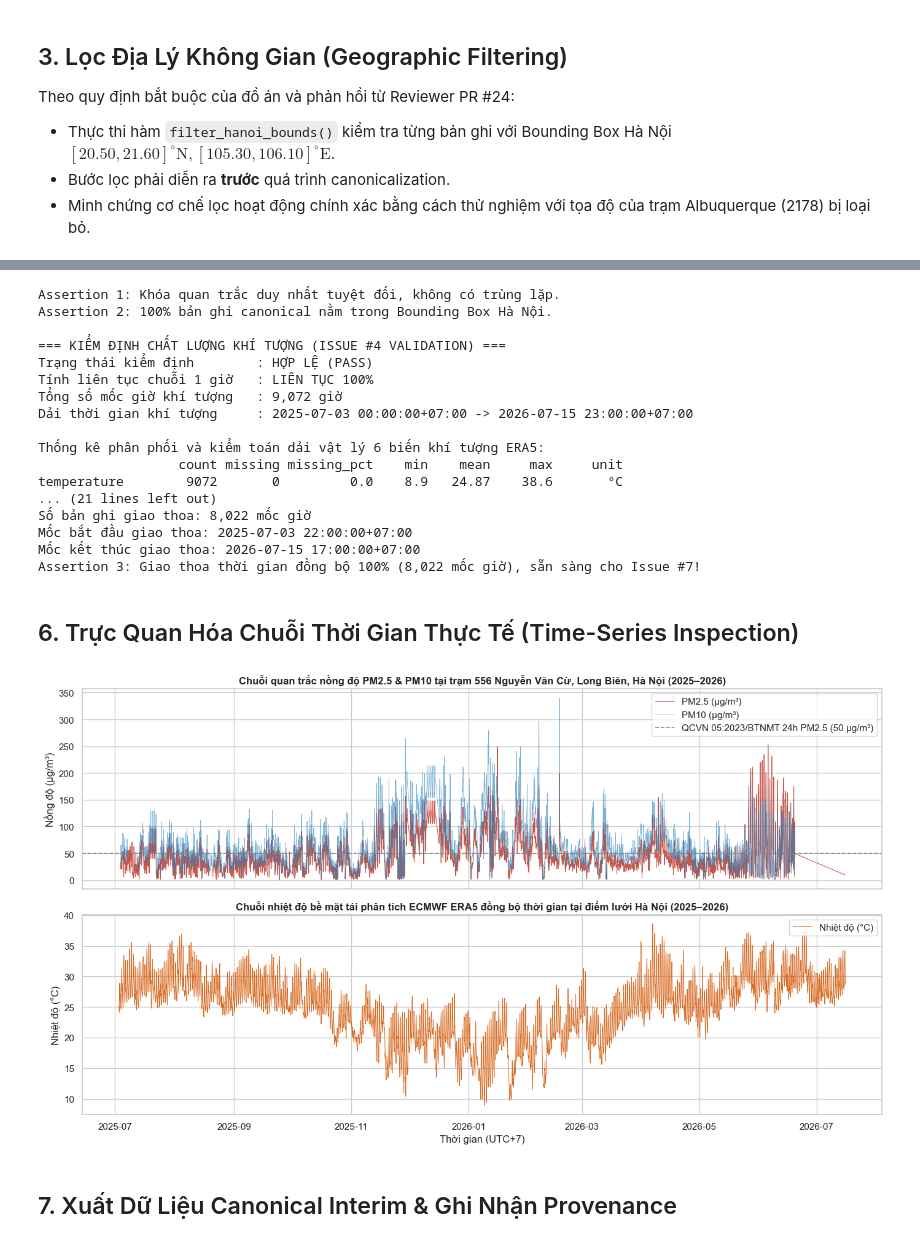
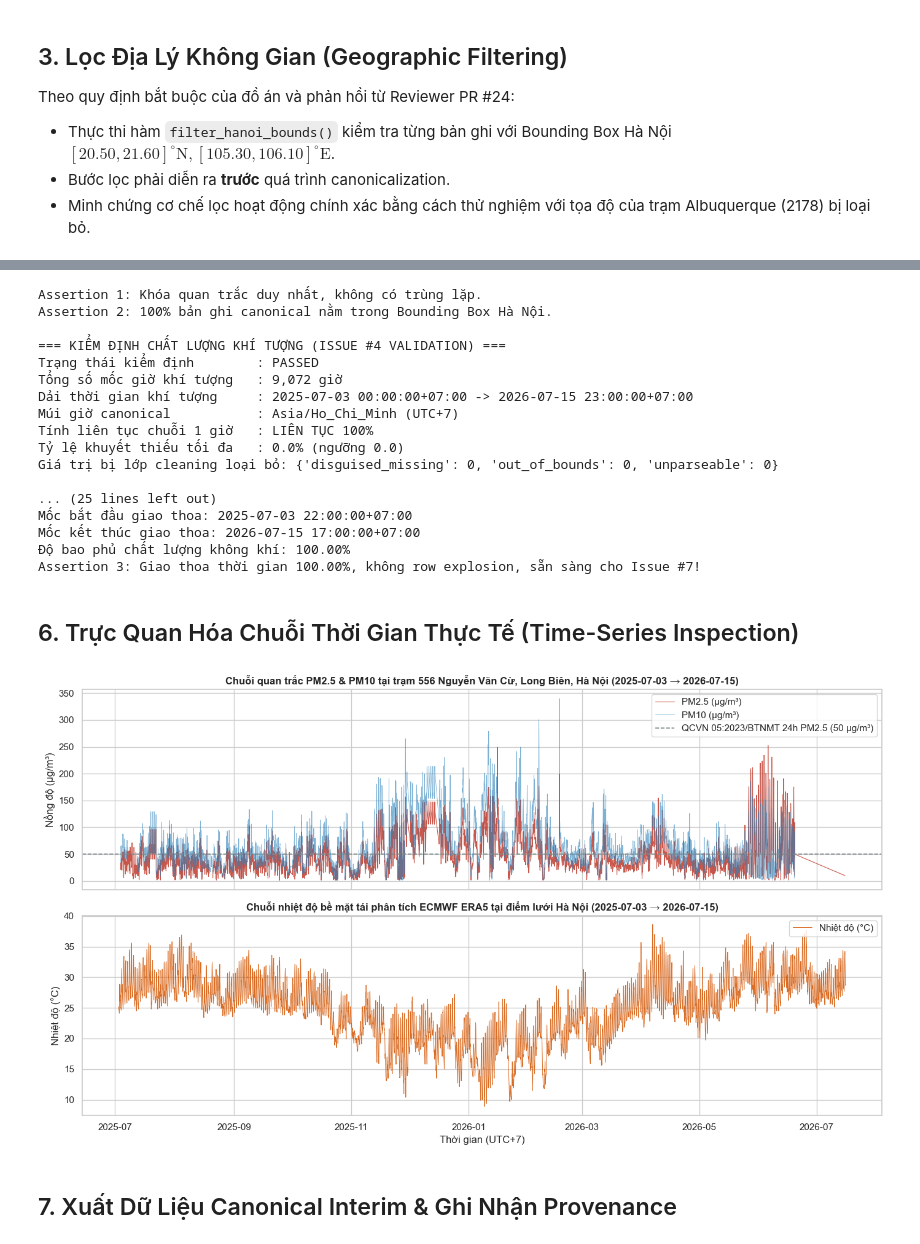
Before and after one commit to doctor-cato/air-pollution-analysis, a Jupyter notebook: notebooks/01_data_collection.ipynb, the cells around one changed output, grey strips where cells are left out. Saved outputs shown, nothing was run; the diff lists cells and outputs as text; code cells hidden in the pictures.

Commit message:
fix(weather): close issue 4 acceptance criteria gaps
Co-authored-by: Khương <276281952+lekhuong123456798-cpu@users.noreply.github.com>

```diff
--- a/notebooks/01_data_collection.ipynb
+++ b/notebooks/01_data_collection.ipynb
@@ -227,6 +208,24 @@ Quy tắc xử lý chất lượng dữ liệu:
 # %%
 df_air_canonical = openaq_adapter.to_canonical(df_openaq_raw)
-df_weather_canonical = weather_adapter.to_canonical(weather_raw_json)
+
+# Dẫn xuất ĐỘNG cửa sổ truy vấn khí tượng từ chuỗi thời gian canonical thực tế của ô nhiễm.
+# Đây là cùng quy tắc mà run_collection_pipeline() sử dụng — không có khung thời gian
+# lịch sử cố định nào được áp đặt.
+weather_query_start = df_air_canonical["timestamp"].min().strftime("%Y-%m-%d")
+weather_query_end = df_air_canonical["timestamp"].max().strftime("%Y-%m-%d")
+print(f"\nCửa sổ truy vấn khí tượng đồng bộ động: {weather_query_start} -> {weather_query_end}")
+
+# Nạp/thu thập dữ liệu thô Open-Meteo ERA5 theo cửa sổ đồng bộ động vừa suy diễn
+weather_raw_json, weather_raw_path = weather_adapter.fetch_raw_data(
+    start_date=weather_query_start, end_date=weather_query_end
+)
+weather_sha256 = compute_file_sha256(weather_raw_path)
+num_weather_hours = len(weather_raw_json.get("hourly", {}).get("time", []))
+print(f"\nOpen-Meteo Raw Path: {weather_raw_path}")
+print(f"   Số mốc giờ thô: {num_weather_hours:,} giờ")
+print(f"   Mã băm SHA-256: {weather_sha256}")
+print(f"   Điểm lưới ERA5 trả về: ({weather_raw_json.get('latitude')}, {weather_raw_json.get('longitude')}), "
+      f"độ cao {weather_raw_json.get('elevation')} m")
 
 # Kiểm chứng logic chuẩn hóa của AirNowDOSAdapter bằng tệp tạm (in-memory verification)
 sample_csv = (
@@ -242,7 +241,7 @@ with tempfile.NamedTemporaryFile("w", delete=False, suffix=".csv") as tmp:
 try:
     sample_adapter = AirNowDOSAdapter(csv_path=tmp_path)
     df_sample_canonical = sample_adapter.load_and_canonicalize()
-    print("Kiểm chứng logic AirNowDOSAdapter thành công:")
+    print("\nKiểm chứng logic AirNowDOSAdapter thành công:")
     print(f"   - Giá trị hợp lệ 35.5 giữ nguyên: {df_sample_canonical['pm25'].iloc[0] == 35.5}")
     print(f"   - Mã lỗi -999 chuyển thành NaN   : {np.isnan(df_sample_canonical['pm25'].iloc[1])}")
     print(f"   - Giá trị hợp lệ 0.0 giữ nguyên  : {df_sample_canonical['pm25'].iloc[2] == 0.0}")
@@ -253,6 +252,10 @@ print(f"\nChuẩn hóa OpenAQ thành công: {len(df_air_canonical):,} mốc gi
 print(f"   Dải thời gian thực tế: {df_air_canonical['timestamp'].min()} -> {df_air_canonical['timestamp'].max()}")
 print(f"   Trạm định danh       : {df_air_canonical['station_id'].iloc[0]} ({df_air_canonical['location'].iloc[0]})")
 
+df_weather_canonical = weather_adapter.to_canonical(weather_raw_json)
 print(f"\nChuẩn hóa Weather ERA5 thành công: {len(df_weather_canonical):,} mốc giờ.")
 print(f"   Dải thời gian thực tế: {df_weather_canonical['timestamp'].min()} -> {df_weather_canonical['timestamp'].max()}")
+print(f"   Múi giờ canonical     : {df_weather_canonical['timestamp'].dt.tz}")
+print("\nThống kê lớp cleaning (minh bạch, không âm thầm loại bỏ giá trị):")
+print(pd.DataFrame(df_weather_canonical.attrs["weather_cleaning"]).T.to_string())
 # %% [output]
@@ -280,19 +290,30 @@ Chuẩn hóa Weather ERA5 thành công: 9,072 mốc giờ.
 # 1. Kiểm tra tính duy nhất
 validate_canonical_uniqueness(df_air_canonical, key_cols=["station_id", "timestamp"])
 validate_canonical_uniqueness(df_weather_canonical, key_cols=["timestamp"])
-print("Assertion 1: Khóa quan trắc duy nhất tuyệt đối, không có trùng lặp.")
+print("Assertion 1: Khóa quan trắc duy nhất, không có trùng lặp.")
 
 # 2. Assertion 100% trong Bounding Box Hà Nội
 assert_canonical_within_hanoi(df_air_canonical)
 print("Assertion 2: 100% bản ghi canonical nằm trong Bounding Box Hà Nội.")
 
 # 3. Kiểm định chất lượng toàn diện chuỗi khí tượng chuẩn hóa (Issue #4 Validation)
-weather_validation = validate_weather_canonical(df_weather_canonical)
+# Dùng cùng ngượng nghiêm ngặt mà run_collection_pipeline() áp dụng (0% khuyết thiếu).
+weather_validation = validate_weather_canonical(
+    df_weather_canonical, max_missing_pct=WEATHER_PIPELINE_MAX_MISSING_PCT
+)
 print("\n=== KIỂM ĐỊNH CHẤT LƯỢNG KHÍ TƯỢNG (ISSUE #4 VALIDATION) ===")
-print(f"Trạng thái kiểm định        : {'HỢP LỆ (PASS)' if weather_validation['is_valid'] else 'KHÔNG HỢP LỆ'}")
-print(f"Tính liên tục chuỗi 1 giờ   : {'LIÊN TỤC 100%' if weather_validation['is_continuous_hourly'] else f'Gián đoạn ({weather_validation["gap_count"]} gaps)'}")
+print(f"Trạng thái kiểm định        : {weather_validation['validation_status'].upper()}")
 print(f"Tổng số mốc giờ khí tượng   : {weather_validation['total_records']:,} giờ")
 print(f"Dải thời gian khí tượng     : {weather_validation['min_timestamp']} -> {weather_validation['max_timestamp']}")
+print(f"Múi giờ canonical           : {weather_validation['timezone']} (UTC+{weather_validation['utc_offset_hours']:g})")
+continuity_note = 'LIÊN TỤC 100%' if weather_validation['is_continuous_hourly'] else f"GIÁN ĐOẠN ({weather_validation['gap_count']} khoảng)"
+print(f"Tính liên tục chuỗi 1 giờ   : {continuity_note}")
+print(f"Tỷ lệ khuyết thiếu tối đa   : {weather_validation['max_missing_pct']}% (ngưỡng {weather_validation['missing_pct_threshold']})")
+print(f"Giá trị bị lớp cleaning loại bỏ: {weather_validation['cleaning_totals']}")
+if weather_validation["warnings"]:
+    print("Cảnh báo kiểm định:")
+    for w in weather_validation["warnings"]:
+        print(f"   - {w}")
 print("\nThống kê phân phối và kiểm toán dải vật lý 6 biến khí tượng ERA5:")
 df_weather_summary = pd.DataFrame(weather_validation["variables_summary"]).T[
     ["count", "missing", "missing_pct", "min", "mean", "max", "unit"]
@@ -312,55 +333,59 @@ print(df_air_canonical["pm25"].describe())
 
 # 5. Kiểm tra giao thoa thời gian (Temporal Overlap) giữa Air Quality và Weather
 df_overlap = pd.merge(df_air_canonical, df_weather_canonical, on="timestamp", how="inner")
+coverage_pct = len(df_overlap) / len(df_air_canonical) * 100
 print("\n=== KIỂM TRA GIAO THOA THỜI GIAN (TEMPORAL OVERLAP) ===")
 print(f"Số bản ghi giao thoa: {len(df_overlap):,} mốc giờ")
 print(f"Mốc bắt đầu giao thoa: {df_overlap['timestamp'].min()}")
 print(f"Mốc kết thúc giao thoa: {df_overlap['timestamp'].max()}")
+print(f"Độ bao phủ chất lượng không khí: {coverage_pct:.2f}%")
 assert len(df_overlap) > 0, "Tập giao thoa thời gian giữa chất lượng không khí và khí tượng không được rỗng!"
 assert len(df_overlap) <= len(df_air_canonical), "Row explosion detected!"
-print(f"Assertion 3: Giao thoa thời gian đồng bộ 100% ({len(df_overlap):,} mốc giờ), sẵn sàng cho Issue #7!")
+print(f"Assertion 3: Giao thoa thời gian {coverage_pct:.2f}%, không row explosion, sẵn sàng cho Issue #7!")
 # %% [output]
-Assertion 1: Khóa quan trắc duy nhất tuyệt đối, không có trùng lặp.
+Assertion 1: Khóa quan trắc duy nhất, không có trùng lặp.
 Assertion 2: 100% bản ghi canonical nằm trong Bounding Box Hà Nội.
 
 === KIỂM ĐỊNH CHẤT LƯỢNG KHÍ TƯỢNG (ISSUE #4 VALIDATION) ===
-Trạng thái kiểm định        : HỢP LỆ (PASS)
-Tính liên tục chuỗi 1 giờ   : LIÊN TỤC 100%
+Trạng thái kiểm định        : PASSED
 Tổng số mốc giờ khí tượng   : 9,072 giờ
 Dải thời gian khí tượng     : 2025-07-03 00:00:00+07:00 -> 2026-07-15 23:00:00+07:00
+Múi giờ canonical           : Asia/Ho_Chi_Minh (UTC+7)
+Tính liên tục chuỗi 1 giờ   : LIÊN TỤC 100%
+Tỷ lệ khuyết thiếu tối đa   : 0.0% (ngưỡng 0.0)
+Giá trị bị lớp cleaning loại bỏ: {'disguised_missing': 0, 'out_of_bounds': 0, 'unparseable': 0}
 
-Thống kê phân phối và kiểm toán dải vật lý 6 biến khí tượng ERA5:
-                  count missing missing_pct    min    mean     max     unit
-temperature        9072       0         0.0    8.9   24.87    38.6       °C
-... (21 lines left out)
-Số bản ghi giao thoa: 8,022 mốc giờ
+... (25 lines left out)
 Mốc bắt đầu giao thoa: 2025-07-03 22:00:00+07:00
 Mốc kết thúc giao thoa: 2026-07-15 17:00:00+07:00
-Assertion 3: Giao thoa thời gian đồng bộ 100% (8,022 mốc giờ), sẵn sàng cho Issue #7!
+Độ bao phủ chất lượng không khí: 100.00%
+Assertion 3: Giao thoa thời gian 100.00%, không row explosion, sẵn sàng cho Issue #7!
 # %% [markdown]
 ## 6. Trực Quan Hóa Chuỗi Thời Gian Thực Tế (Time-Series Inspection)
 # %%
+air_period = f"{df_air_canonical['timestamp'].min():%Y-%m-%d} → {df_air_canonical['timestamp'].max():%Y-%m-%d}"
+
 fig, axes = plt.subplots(2, 1, figsize=(14, 8), sharex=True)
 
 # Trực quan hóa nồng độ bụi
 axes[0].plot(df_air_canonical["timestamp"], df_air_canonical["pm25"], label="PM2.5 (µg/m³)", color="#c0392b", linewidth=0.8, alpha=0.85)
 axes[0].plot(df_air_canonical["timestamp"], df_air_canonical["pm10"], label="PM10 (µg/m³)", color="#2980b9", linewidth=0.6, alpha=0.6)
 axes[0].axhline(50, color="#7f8c8d", linestyle="--", linewidth=1.2, label="QCVN 05:2023/BTNMT 24h PM2.5 (50 µg/m³)")
-axes[0].set_title("Chuỗi quan trắc nồng độ PM2.5 & PM10 tại trạm 556 Nguyễn Văn Cừ, Long Biên, Hà Nội (2025–2026)", fontsize=12, fontweight="bold")
+axes[0].set_title(f"Chuỗi quan trắc PM2.5 & PM10 tại trạm 556 Nguyễn Văn Cừ, Long Biên, Hà Nội ({air_period})", fontsize=12, fontweight="bold")
 axes[0].set_ylabel("Nồng độ (µg/m³)")
 axes[0].legend(loc="upper right")
 
 # Trực quan hóa nhiệt độ ERA5 đồng bộ
 axes[1].plot(df_weather_canonical["timestamp"], df_weather_canonical["temperature"], label="Nhiệt độ (°C)", color="#d35400", linewidth=0.7, alpha=0.85)
-axes[1].set_title("Chuỗi nhiệt độ bề mặt tái phân tích ECMWF ERA5 đồng bộ thời gian tại điểm lưới Hà Nội (2025–2026)", fontsize=12, fontweight="bold")
+axes[1].set_title(f"Chuỗi nhiệt độ bề mặt tái phân tích ECMWF ERA5 tại điểm lưới Hà Nội ({air_period})", fontsize=12, fontweight="bold")
 axes[1].set_ylabel("Nhiệt độ (°C)")
 axes[1].set_xlabel("Thời gian (UTC+7)")
 axes[1].legend(loc="upper right")
 
 plt.tight_layout()
 plt.show()
 # %% [output]
-[figure, old version]
+[figure, new version]
 # %% [markdown]
 ## 7. Xuất Dữ Liệu Canonical Interim & Ghi Nhận Provenance
 # %%
```
Also changed, not shown: parts of 9 cells of this notebook, 4 other files.
